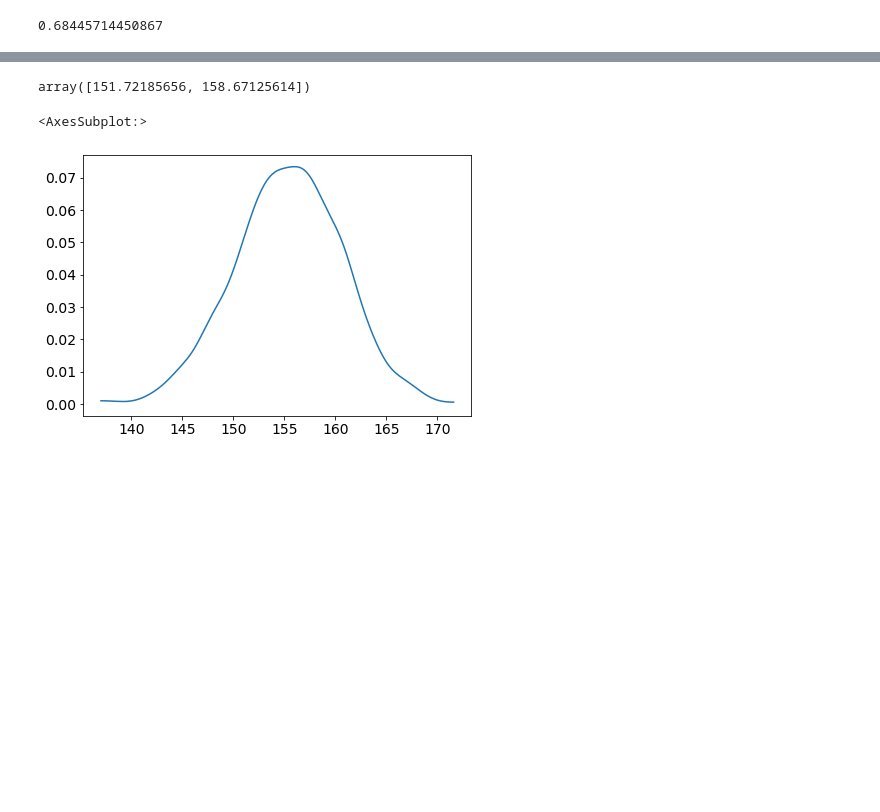
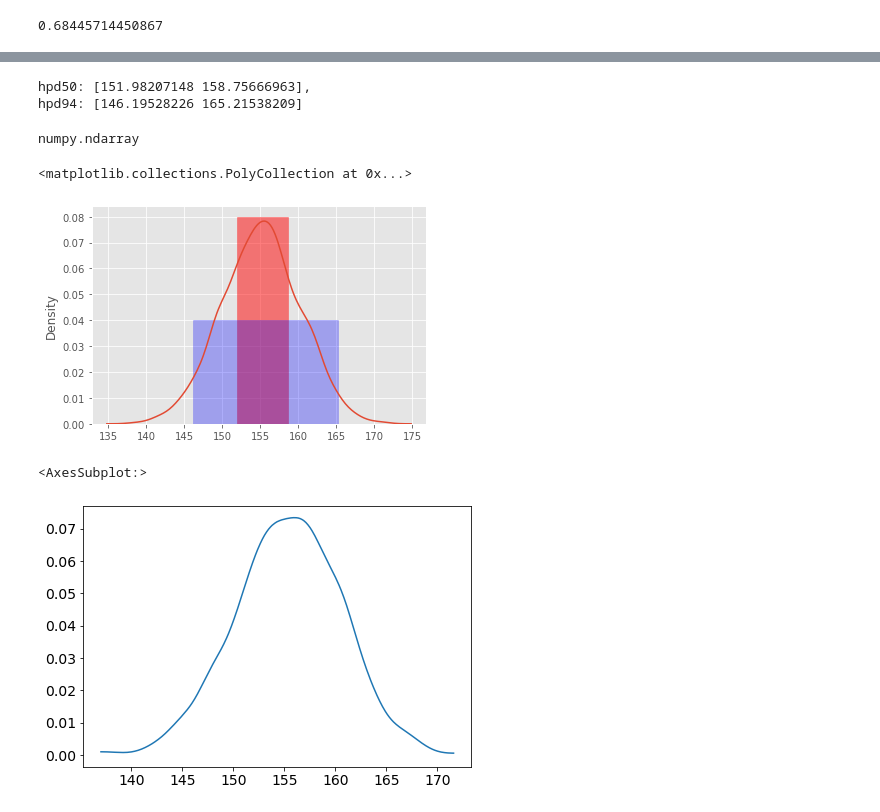
Before and after one commit to BayesianBoys/LegrandNico.github.io, a Jupyter notebook: BayesianBoys/Week4/CH3_VMP.ipynb, the cells around one changed output, grey strips where cells are left out. Drawn from its saved outputs; the diff is of its cells as text; code cells hidden in the pictures; blank space fills up the shorter version.

```diff
--- a/BayesianBoys/Week4/CH3_VMP.ipynb
+++ b/BayesianBoys/Week4/CH3_VMP.ipynb
@@ -1184,5 +1185,8 @@ y_ppc = ppc['y_pred'][:, 0] #also not sure about this indexing..
 # %%
 hpd_50 = az.hdi(y_ppc, hdi_prob = .50)
 hpd_94 = az.hdi(y_ppc, hdi_prob = .94)
+print(f'hpd50: {hpd_50}, \nhpd94: {hpd_94}')
 # %% [output]
-array([151.72185656, 158.67125614])
+hpd50: [151.98207148 158.75666963],
+hpd94: [146.19528226 165.21538209]
+numpy.ndarray
@@ -1191 +1193,16 @@ array([151.72185656, 158.67125614])
+# %%
+fifty = np.arange(hpd_50[0], hpd_50[1], 0.1)
+ninefour = np.arange(hpd_94[0], hpd_94[1], 0.1)
+# %%
+fifty_y = np.array([0.08 for x in range(len(fifty))])
+ninefour_y = np.array([0.04 for x in range(len(ninefour))])
+# %%
+# still a bit ugly..
+import seaborn as sns
+sns.kdeplot(y_ppc)
+plt.fill_between(fifty, fifty_y, color = 'r', alpha = 0.5)
+plt.fill_between(ninefour, ninefour_y, color = 'b', alpha = 0.3)
+# %% [output]
+<matplotlib.collections.PolyCollection at 0x...>
+[figure, added]
 # %%
```
Also changed, not shown: parts of 20 cells of this notebook.
